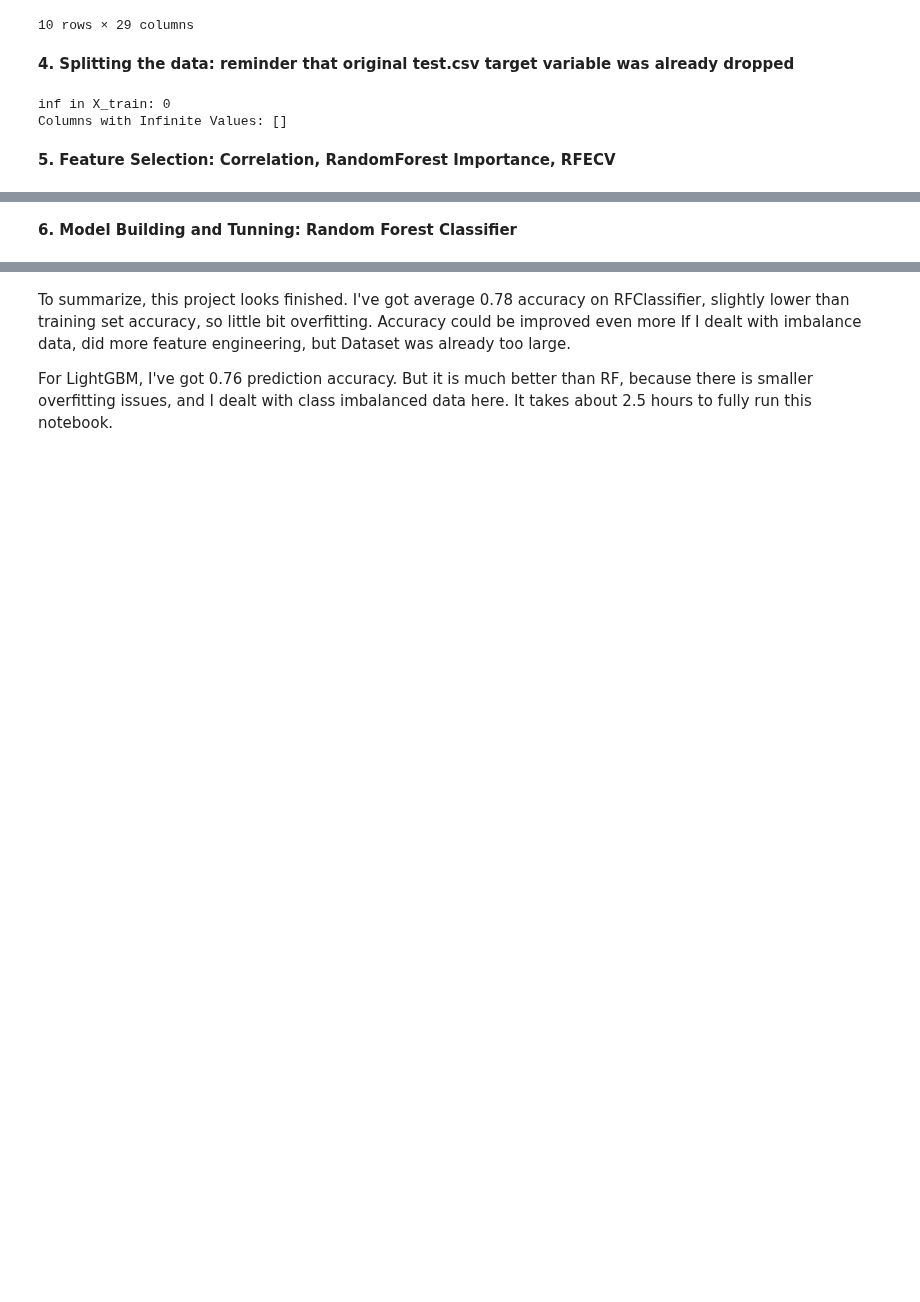
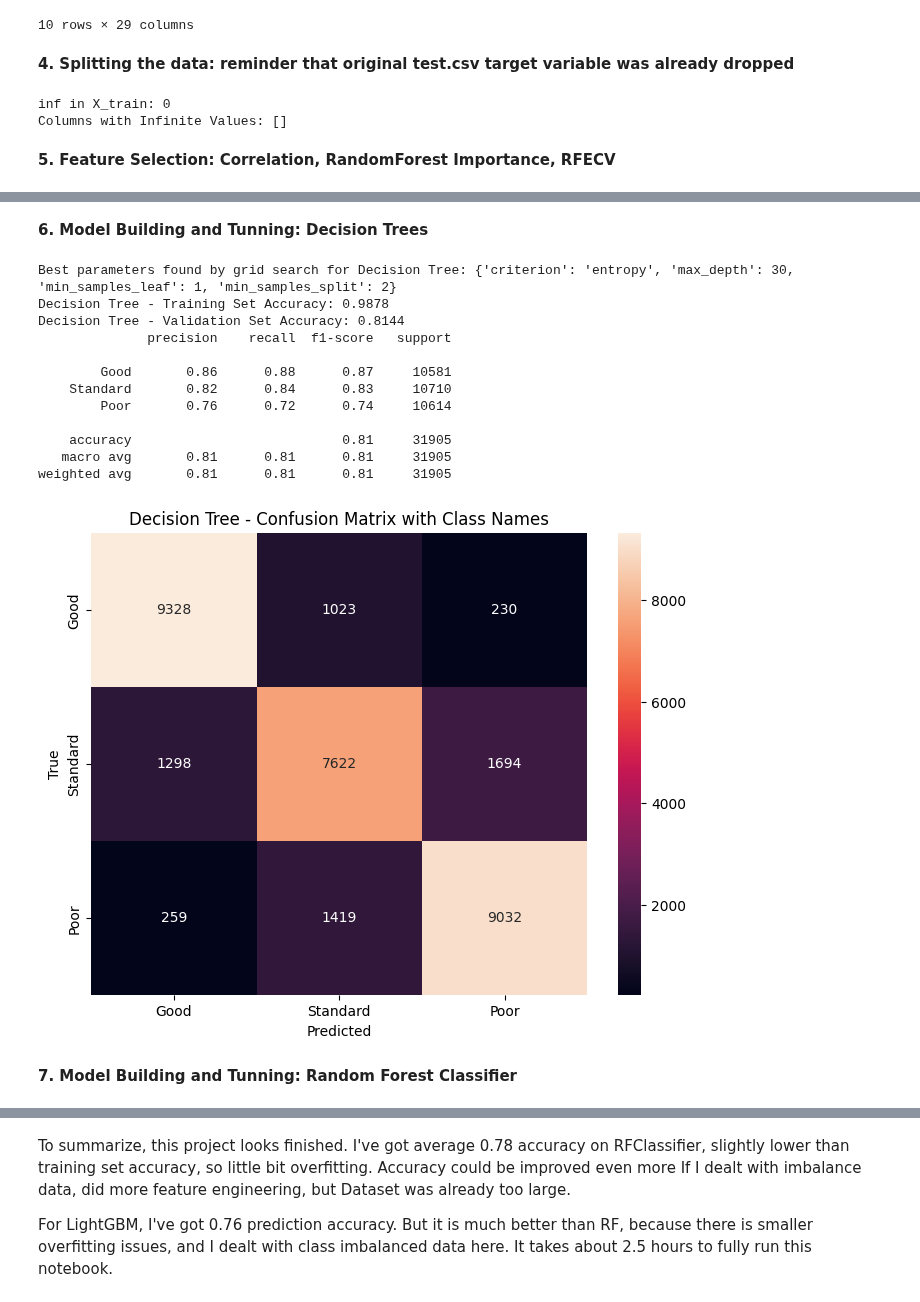
Before and after one commit to astronaut505/Credit-or-crisis, a Jupyter notebook: CreditScoreClassification2.ipynb, the cells around one changed output, grey strips where cells are left out. Saved outputs shown, nothing was run; the diff lists cells and outputs as text; code cells hidden in the pictures; blank space fills up the shorter version.

```diff
--- a/CreditScoreClassification2.ipynb
+++ b/CreditScoreClassification2.ipynb
@@ -918,5 +889,81 @@ Top 10 features: Index(['Outstanding_Debt', 'Interest_Rate', 'Credit_History_Age
+# %% [markdown]
+**6. Model Building and Tunning: Decision Trees**
+# %%
+import pandas as pd
+from sklearn.model_selection import train_test_split, GridSearchCV
+from sklearn.tree import DecisionTreeClassifier
+from sklearn.metrics import classification_report, confusion_matrix, accuracy_score
+from imblearn.over_sampling import SMOTE
+import matplotlib.pyplot as plt
+import seaborn as sns
+
+# Define the parameter grid
+param_grid_dt = {
+    'criterion': ['gini', 'entropy'],
+    'max_depth': [None, 10, 20, 30, 40, 50],
+    'min_samples_split': [2, 4, 6],
+    'min_samples_leaf': [1, 2, 3]
+}
+
+# Create a Decision Tree classifier
+decision_tree = DecisionTreeClassifier(random_state=42)
+
+# Grid search
+grid_search_dt = GridSearchCV(decision_tree, param_grid_dt, cv=3, scoring='accuracy', n_jobs=-1)
+grid_search_dt.fit(X_train[selected_features], y_train)
+
+# Best parameters
+best_params_dt = grid_search_dt.best_params_
+print("Best parameters found by grid search for Decision Tree:", best_params_dt)
+
+# Best model
+best_model_dt = grid_search_dt.best_estimator_
+
+# Predictions and Evaluation
+# Predict on the training set
+y_pred_train_dt = best_model_dt.predict(X_train[selected_features])
+
+# Predict on the validation set
+y_pred_dt = best_model_dt.predict(X_valid[selected_features])
+
+# Unique class names in the target variable
+class_names = y.unique()
+
+# Training set accuracy
+train_accuracy_dt = accuracy_score(y_train, y_pred_train_dt)
+print(f"Decision Tree - Training Set Accuracy: {train_accuracy_dt:.4f}")
+
+# Validation set accuracy
+valid_accuracy_dt = accuracy_score(y_valid, y_pred_dt)
+print(f"Decision Tree - Validation Set Accuracy: {valid_accuracy_dt:.4f}")
+
+# Classification report
+print(classification_report(y_valid, y_pred_dt, target_names=class_names))
+
+# Confusion matrix
+conf_matrix_dt = confusion_matrix(y_valid, y_pred_dt, labels=class_names)
+plt.figure(figsize=(8,6))
+sns.heatmap(conf_matrix_dt, annot=True, fmt="d", xticklabels=class_names, yticklabels=class_names)
+plt.xlabel('Predicted')
+plt.ylabel('True')
+plt.title('Decision Tree - Confusion Matrix with Class Names')
+plt.show()
+# %% [output]
+Best parameters found by grid search for Decision Tree: {'criterion': 'entropy', 'max_depth': 30, 'min_samples_leaf': 1, 'min_samples_split': 2}
+Decision Tree - Training Set Accuracy: 0.9878
+Decision Tree - Validation Set Accuracy: 0.8144
+              precision    recall  f1-score   support
+
+        Good       0.86      0.88      0.87     10581
+    Standard       0.82      0.84      0.83     10710
+        Poor       0.76      0.72      0.74     10614
+
+    accuracy                           0.81     31905
+   macro avg       0.81      0.81      0.81     31905
+weighted avg       0.81      0.81      0.81     31905
+[figure, added]
 # %% [markdown]
-**6. Model Building and Tunning: Random Forest Classifier**
+**7. Model Building and Tunning: Random Forest Classifier**
 # %%
 from sklearn.ensemble import RandomForestClassifier
 from sklearn.model_selection import GridSearchCV, cross_val_score
```
Also changed, not shown: parts of 11 cells of this notebook.
